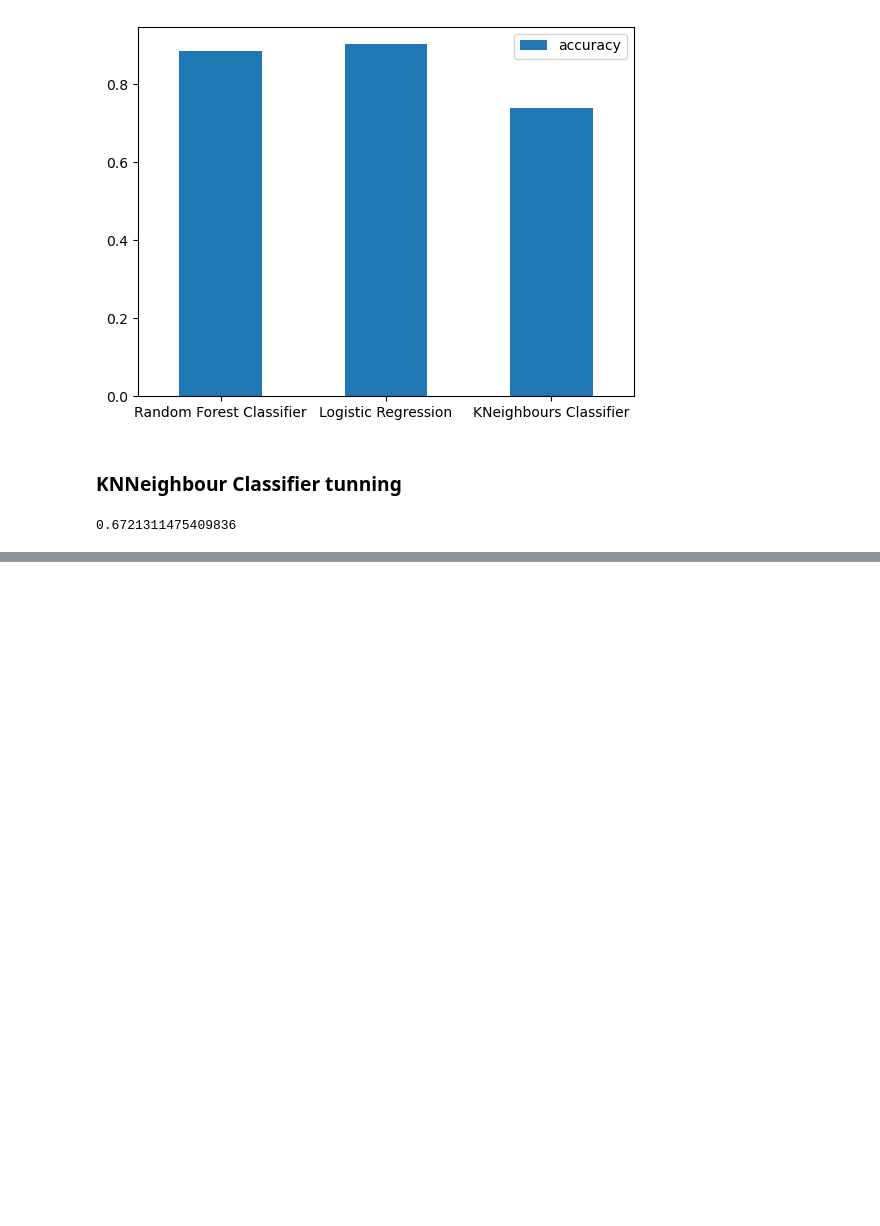
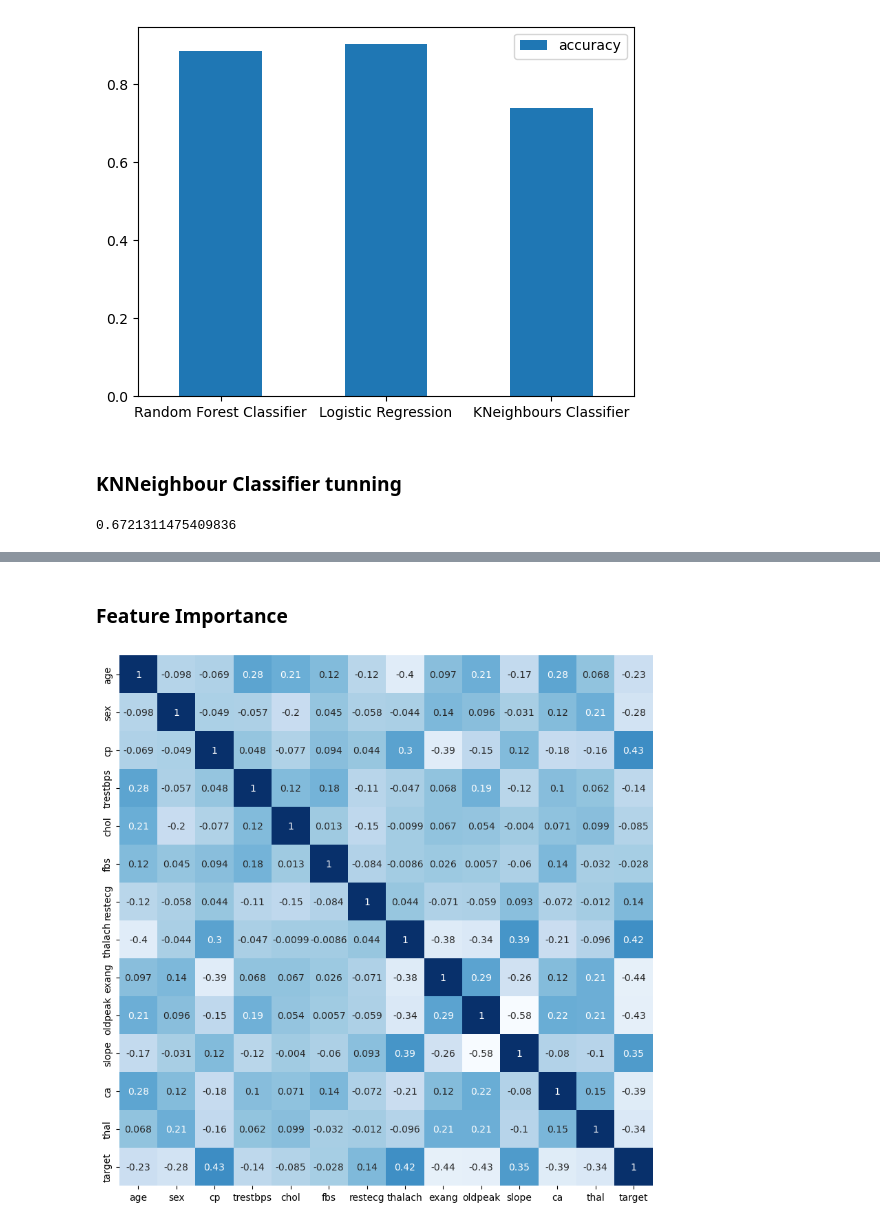
Before and after one commit to Dinindu-Tharuka/Predicting-Heart-Decease-Machine-Learning, a Jupyter notebook: heart-decease.ipynb, the cells around one changed output, grey strips where cells are left out. Cells and saved outputs as stored; diff of their text form; code cells hidden in the pictures; blank space fills up the shorter version.

Commit message:
checking feature importance

```diff
--- a/heart-decease.ipynb
+++ b/heart-decease.ipynb
@@ -479,0 +480,7 @@ for label, value in values.items():
+# %% [markdown]
+### Feature Importance
+# %%
+figure, axis = plt.subplots(figsize=(10, 10))
+axis = sbn.heatmap(df.corr(), annot=True, cbar=False, cmap='Blues')
+# %% [output]
+[figure, added]
```
Also changed, not shown: parts of 37 cells of this notebook.
